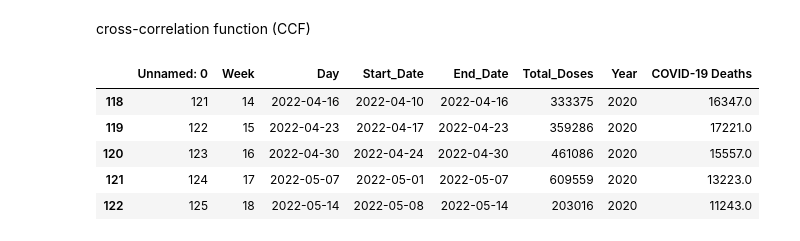
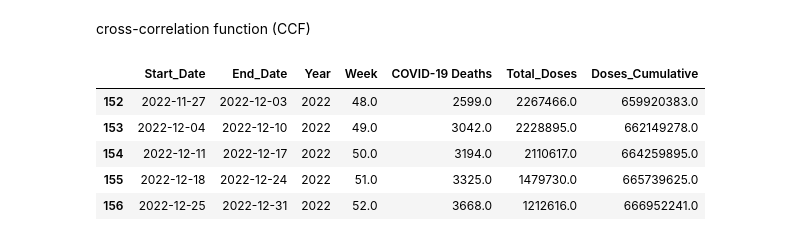
Before and after one commit to carolinehagood/covid-project, a Jupyter notebook: Final_Data_Analysis.ipynb, the cells around one changed output. Saved outputs shown, nothing was run; the diff lists cells and outputs as text; code cells hidden in the pictures.

```diff
--- a/Final_Data_Analysis.ipynb
+++ b/Final_Data_Analysis.ipynb
@@ -5,15 +5,15 @@ cross-correlation function (CCF)
 # %%
 import numpy as np
 import pandas as pd
 import matplotlib.pyplot as plt
 import seaborn as sns
 
-df = pd.read_csv('Total_cleaned_data.csv')
+df = pd.read_csv('merged_data.csv')
 df.tail()
 # %% [output]
-|  | Unnamed: 0 | Week | Day | Start_Date | End_Date | Total_Doses | Year | COVID-19 Deaths |
-| 118 | 121 | 14 | 2022-04-16 | 2022-04-10 | 2022-04-16 | 333375 | 2020 | 16347.0 |
-| 119 | 122 | 15 | 2022-04-23 | 2022-04-17 | 2022-04-23 | 359286 | 2020 | 17221.0 |
-| 120 | 123 | 16 | 2022-04-30 | 2022-04-24 | 2022-04-30 | 461086 | 2020 | 15557.0 |
-| 121 | 124 | 17 | 2022-05-07 | 2022-05-01 | 2022-05-07 | 609559 | 2020 | 13223.0 |
-| 122 | 125 | 18 | 2022-05-14 | 2022-05-08 | 2022-05-14 | 203016 | 2020 | 11243.0 |
+|  | Start_Date | End_Date | Year | Week | COVID-19 Deaths | Total_Doses | Doses_Cumulative |
+| 152 | 2022-11-27 | 2022-12-03 | 2022 | 48.0 | 2599.0 | 2267466.0 | 659920383.0 |
+| 153 | 2022-12-04 | 2022-12-10 | 2022 | 49.0 | 3042.0 | 2228895.0 | 662149278.0 |
+| 154 | 2022-12-11 | 2022-12-17 | 2022 | 50.0 | 3194.0 | 2110617.0 | 664259895.0 |
+| 155 | 2022-12-18 | 2022-12-24 | 2022 | 51.0 | 3325.0 | 1479730.0 | 665739625.0 |
+| 156 | 2022-12-25 | 2022-12-31 | 2022 | 52.0 | 3668.0 | 1212616.0 | 666952241.0 |
```
Also changed, not shown: parts of 5 cells of this notebook.
